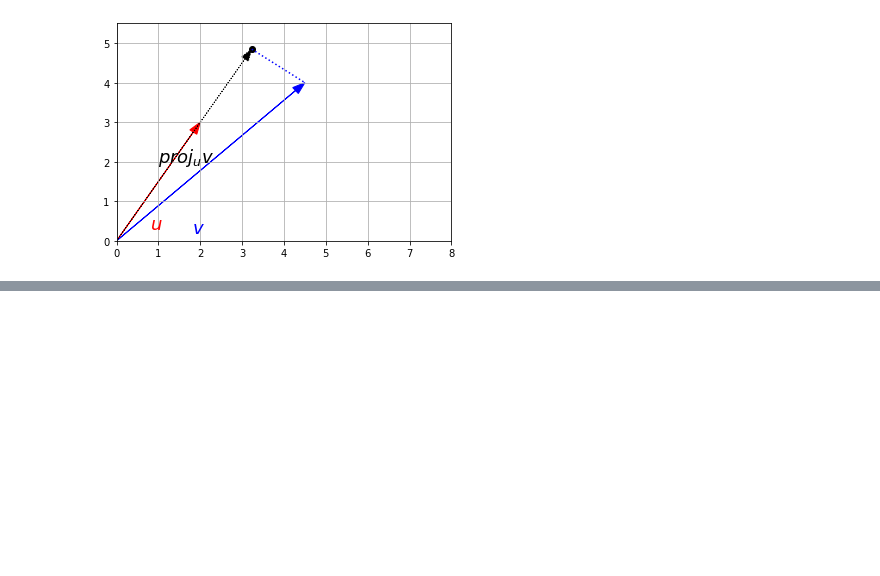
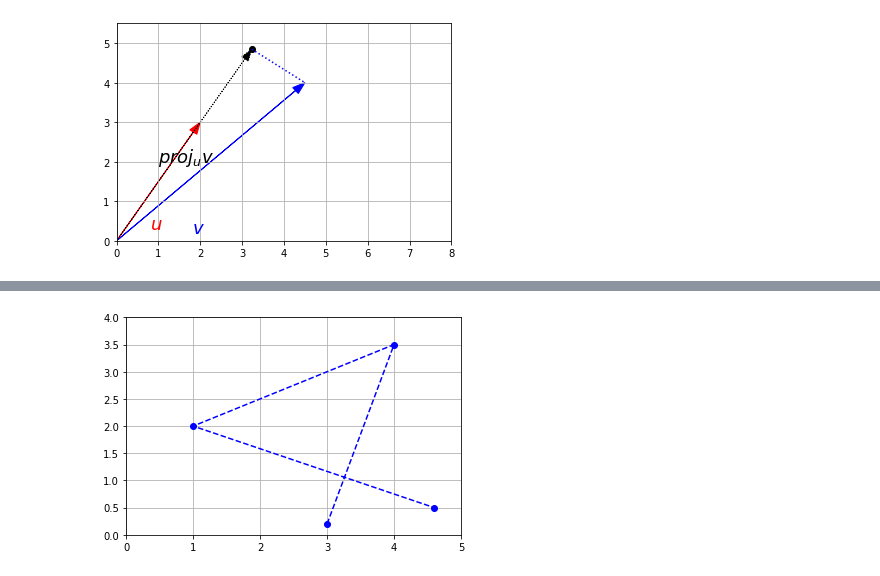
Before and after one commit to fanbyprinciple/hands_on_ml, a Jupyter notebook: maths/Linear Algebra.ipynb, the cells around one changed output, grey strips where cells are left out. Drawn from its saved outputs; the diff is of its cells as text; code cells hidden in the pictures; blank space fills up the shorter version.

```diff
--- a/chapter_4/Linear Algebra.ipynb
+++ b/maths/Linear Algebra.ipynb
@@ -279,0 +521,10 @@ plt.show()
+# %%
+# since the vectors are ordered we can also seematrix as apath
+# and connect them
+plt.plot(x_coords_P, y_coords_P,"bo")
+plt.plot(x_coords_P, y_coords_P, "b--")
+plt.axis([0,5,0,4])
+plt.grid()
+plt.show()
+# %% [output]
+[figure, added]
```
Also changed, not shown: parts of 46 cells of this notebook, 15 other files.
